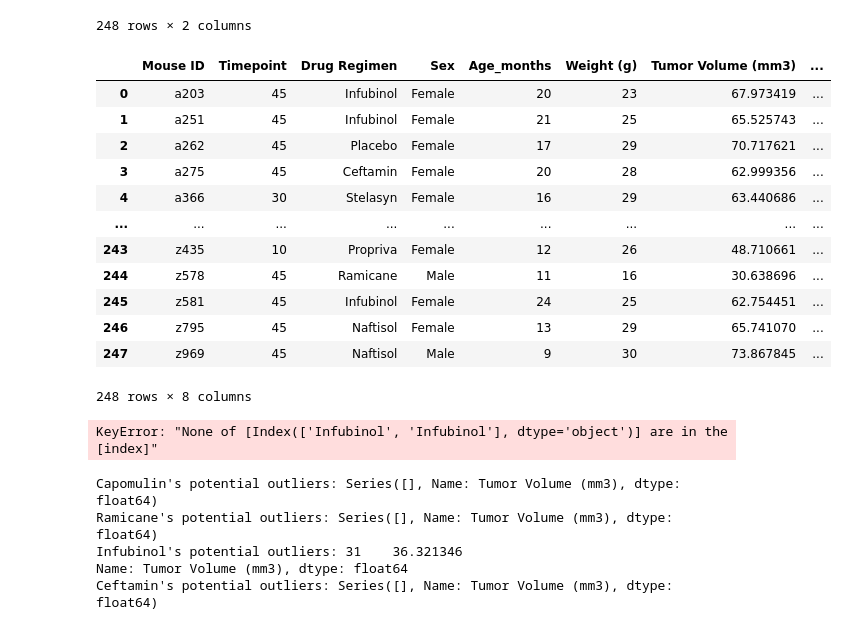
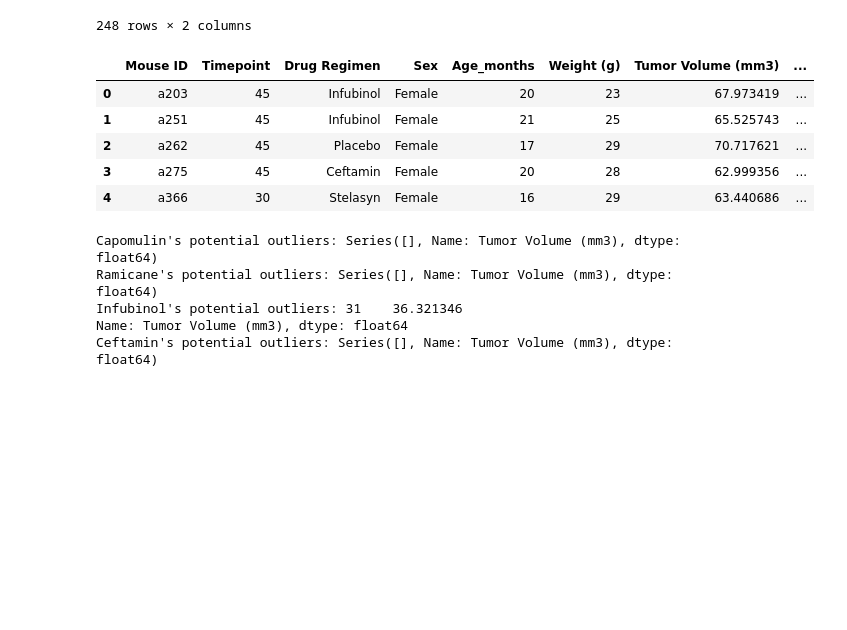
Before and after one commit to TJDavis91/Module-5-Challenge, a Jupyter notebook: pymaceuticals_challenge.ipynb, the cells around one changed output. Drawn from its saved outputs; the diff is of its cells as text; code cells hidden in the pictures; blank space fills up the shorter version.

```diff
--- a/pymaceuticals_challenge.ipynb
+++ b/pymaceuticals_challenge.ipynb
@@ -191,7 +209,8 @@ plt.show()
 # Start by getting the last (greatest) timepoint for each mouse
 max_timepoint_per_mouse = cleaned_df.groupby("Mouse ID")["Timepoint"].max()
 max_timepoint_per_mouse_df = pd.DataFrame(max_timepoint_per_mouse)
-max_timepoint_per_mouse_df.reset_index()
+max_timepoint_per_mouse_df = max_timepoint_per_mouse_df.reset_index()
+max_timepoint_per_mouse_df
 # %% [output]
 |  | Mouse ID | Timepoint |
 | 0 | a203 | 45 |
@@ -209,26 +228,17 @@ max_timepoint_per_mouse_df.reset_index()
 # %%
 # Merge this group df with the original DataFrame to get the tumor volume at the last timepoint
 
-merged_maxtimepoint = pd.merge(max_timepoint_per_mouse_df, cleaned_df, how="left", on=["Mouse ID", "Timepoint"])
-merged_maxtimepoint
+merged_maxtimepoint = pd.merge(max_timepoint_per_mouse_df, cleaned_df, how="outer", on=["Mouse ID", "Timepoint"])
+merged_maxtimepoint.head(5)
 # %% [output]
 |  | Mouse ID | Timepoint | Drug Regimen | Sex | Age_months | Weight (g) | Tumor Volume (mm3) | ... |
 | 0 | a203 | 45 | Infubinol | Female | 20 | 23 | 67.973419 | ... |
 | 1 | a251 | 45 | Infubinol | Female | 21 | 25 | 65.525743 | ... |
 | 2 | a262 | 45 | Placebo | Female | 17 | 29 | 70.717621 | ... |
 | 3 | a275 | 45 | Ceftamin | Female | 20 | 28 | 62.999356 | ... |
 | 4 | a366 | 30 | Stelasyn | Female | 16 | 29 | 63.440686 | ... |
-| ... | ... | ... | ... | ... | ... | ... | ... | ... |
-| 243 | z435 | 10 | Propriva | Female | 12 | 26 | 48.710661 | ... |
-| 244 | z578 | 45 | Ramicane | Male | 11 | 16 | 30.638696 | ... |
-| 245 | z581 | 45 | Infubinol | Female | 24 | 25 | 62.754451 | ... |
-| 246 | z795 | 45 | Naftisol | Female | 13 | 29 | 65.741070 | ... |
-| 247 | z969 | 45 | Naftisol | Male | 9 | 30 | 73.867845 | ... |
-248 rows × 8 columns
 # %%
-merged_maxtimepoint.loc[merged_maxtimepoint["Drug Regimen"]
+#merged_maxtimepoint.loc[merged_maxtimepoint["Drug Regimen"]
-# %% [output]
-KeyError: "None of [Index(['Infubinol', 'Infubinol'], dtype='object')] are in the [index]"
 # %%
 # Put treatments into a list for for loop (and later for plot labels)
 treatments = ["Capomulin", "Ramicane", "Infubinol", "Ceftamin"]
```
Also changed, not shown: parts of 2 cells of this notebook.
